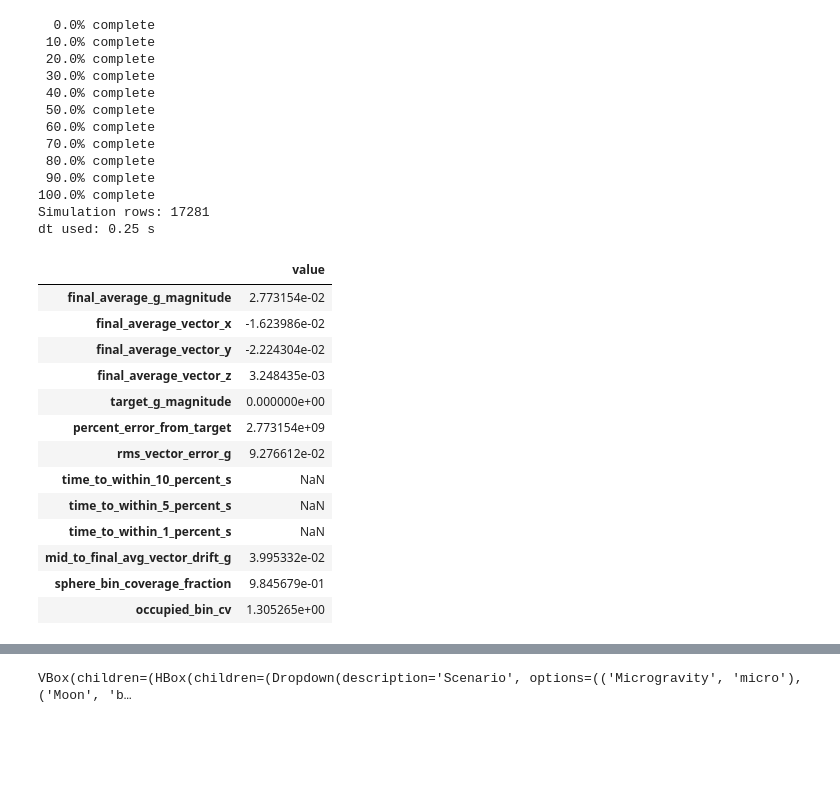
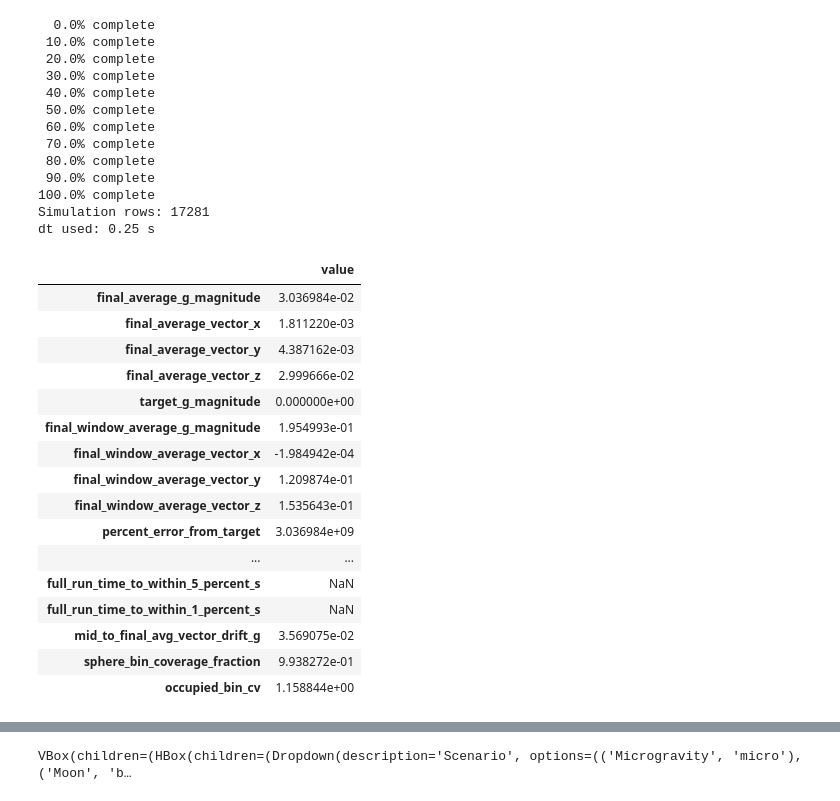
Before and after one commit to kamdiehl/random-positioning-machine-simulator-jupyter-python-version, a Jupyter notebook: RPM_Simulator_Python_Notebook.ipynb, the cells around one changed output, grey strips where cells are left out. Drawn from its saved outputs; the diff is of its cells as text; code cells hidden in the pictures; blank space fills up the shorter version.

Commit message:
Add biology research toolkit to notebook

```diff
--- a/RPM_Simulator_Python_Notebook.ipynb
+++ b/RPM_Simulator_Python_Notebook.ipynb
@@ -305,5 +548,17 @@ def integrate_step(state: RPMState, cfg: RPMConfig, dt: float, rng=RNG):
     return next_state, g
 # %%
+# -----------------------------------------------------------------------------
+# RUN_EXPERIMENT_EXPLANATION
+# SIMULATION LOOP CELL
+# -----------------------------------------------------------------------------
+# This function is the engine of the notebook. It repeatedly advances the RPM by
+# one time step, records the gravity vector and motion values, then returns:
+# - df: a pandas DataFrame, like a spreadsheet of simulation results
+# - meta: a dictionary containing settings and extra arrays used by plots
+#
+# Beginner note: you usually call this function later with:
+#     df, meta = run_experiment(cfg, seed=42, fast=True)
+# You usually do not edit the loop itself.
 def run_experiment(cfg: RPMConfig, seed=42, fast=True, progress=True):
     """Run a complete RPM experiment and return a pandas DataFrame plus metadata."""
     rng = np.random.default_rng(seed)
@@ -341,6 +596,8 @@ def run_experiment(cfg: RPMConfig, seed=42, fast=True, progress=True):
             "g_mag": float(np.linalg.norm(g_sample)),
             "avg_gx": state.avg_g[0], "avg_gy": state.avg_g[1], "avg_gz": state.avg_g[2],
             "avg_g_mag": float(np.linalg.norm(state.avg_g)),
+            "window_avg_gx": state.window_avg_g[0], "window_avg_gy": state.window_avg_g[1], "window_avg_gz": state.window_avg_g[2],
+            "window_avg_g_mag": float(np.linalg.norm(state.window_avg_g)),
             "omega_outer_deg_s": state.omega_outer / DEG,
             "omega_inner_deg_s": state.omega_inner / DEG,
             "omega_mag_deg_s": omega_mag / DEG,
@@ -754,57 +1554,85 @@ Change the preset or the values below, then run the following cells. For multi-d
 # %%
-# Choose one: "microgravity", "moon", "mars", or "static".
+# -----------------------------------------------------------------------------
+# USER SETTINGS FOR ONE SIMULATION RUN
+# -----------------------------------------------------------------------------
+# Choose one preset: "microgravity", "moon", "mars", or "static".
+# This line is the fastest way to change the scientific condition being tested.
 cfg = preset_config("microgravity")
 
-# Example custom settings. Edit these directly for a new experiment.
+# Optional: override selected values from the preset.
+# Keep the line below, but change the numbers to match your planned experiment.
+# Examples:
+# - duration_days=0.05 means about 72 minutes.
+# - duration_days=1.0 means one full day.
+# - plate_side_mm should match the physical agar plate side length.
+# - motor speed/acceleration limits should match what your hardware can do safely.
 cfg = cfg.copy(
     duration_days=0.05,
-    dt=0.25,
-    plate_side_mm=90,
-    inner_rotator_diameter_mm=160,
-    outer_rotator_diameter_mm=260,
-    max_angular_velocity_deg_s=40,
-    max_angular_acceleration_deg_s2=6,
-    random_turn_strength_deg_s=8,
-    include_centrifugal=True,
-    include_coriolis=False,
+    plate_side_mm=90.0,
+    inner_rotator_diameter_mm=160.0,
+    outer_rotator_diameter_mm=260.0,
+    max_angular_velocity_deg_s=40.0,
+    max_angular_acceleration_deg_s2=8.0,
+    target_settle_s=300.0,          # 300 seconds = 5 minutes
+    min_continuous_spin_deg_s=8.0,  # helps prevent the target-G mode from stopping
 )
 
-df, meta = run_experiment(cfg, seed=7, fast=True, progress=True)
-validation, window_validation = target_validation(df, meta)
+# Run the simulation.
+# seed controls repeatability. Same seed = same random sequence.
+# fast=True keeps long simulations from becoming huge/slow in a notebook.
+df, meta = run_experiment(cfg, seed=42, fast=True, progress=True)
+
+# Analyze accelerations at a 5x5 grid of sample points across the plate.
+# Change mode to "center" or "corners" if you want fewer points.
 points, point_summary = sample_point_analysis(df, meta, mode="grid", grid_n=5)
 
-print("Simulation rows:", len(df))
-print("dt used:", meta["dt_used_s"], "s")
+# Make summary tables for the notebook display.
+validation, windows = target_validation(df, meta)
+
+print(f"Simulation rows: {len(df)}")
+print(f"dt used: {meta['dt_used_s']:.4g} s")
 display(validation.to_frame("value"))
-display(window_validation)
+display(windows)
 display(point_summary.to_frame("value"))
 display(builder_metrics(cfg).to_frame("value"))
+
+# Biology/research-facing summaries. These are especially useful when deciding
+# whether a simulated run is suitable for an actual biological experiment.
+biology_report = biological_exposure_report(df, meta)
+warnings = simulation_warnings(df, meta, point_summary)
+quality = quality_score(df, meta, point_summary)
+display(biology_report)
+display(warnings)
+display(quality.to_frame("value"))
 # %% [output]
   0.0% complete
  10.0% complete
  20.0% complete
  30.0% complete
  40.0% complete
  50.0% complete
  60.0% complete
  70.0% complete
  80.0% complete
  90.0% complete
 100.0% complete
 Simulation rows: 17281
 dt used: 0.25 s
 |  | value |
-| final_average_g_magnitude | 2.773154e-02 |
-| final_average_vector_x | -1.623986e-02 |
-| final_average_vector_y | -2.224304e-02 |
-| final_average_vector_z | 3.248435e-03 |
+| final_average_g_magnitude | 3.036984e-02 |
+| final_average_vector_x | 1.811220e-03 |
+| final_average_vector_y | 4.387162e-03 |
+| final_average_vector_z | 2.999666e-02 |
 | target_g_magnitude | 0.000000e+00 |
-| percent_error_from_target | 2.773154e+09 |
-| rms_vector_error_g | 9.276612e-02 |
-| time_to_within_10_percent_s | NaN |
-| time_to_within_5_percent_s | NaN |
-| time_to_within_1_percent_s | NaN |
-| mid_to_final_avg_vector_drift_g | 3.995332e-02 |
-| sphere_bin_coverage_fraction | 9.845679e-01 |
-| occupied_bin_cv | 1.305265e+00 |
+| final_window_average_g_magnitude | 1.954993e-01 |
+| final_window_average_vector_x | -1.984942e-04 |
+| final_window_average_vector_y | 1.209874e-01 |
+| final_window_average_vector_z | 1.535643e-01 |
+| percent_error_from_target | 3.036984e+09 |
+| ... | ... |
+| full_run_time_to_within_5_percent_s | NaN |
+| full_run_time_to_within_1_percent_s | NaN |
+| mid_to_final_avg_vector_drift_g | 3.569075e-02 |
+| sphere_bin_coverage_fraction | 9.938272e-01 |
+| occupied_bin_cv | 1.158844e+00 |
 |  | window | worst_avg_g_mag | x | y | z |
```
Also changed, not shown: parts of 18 cells of this notebook.
